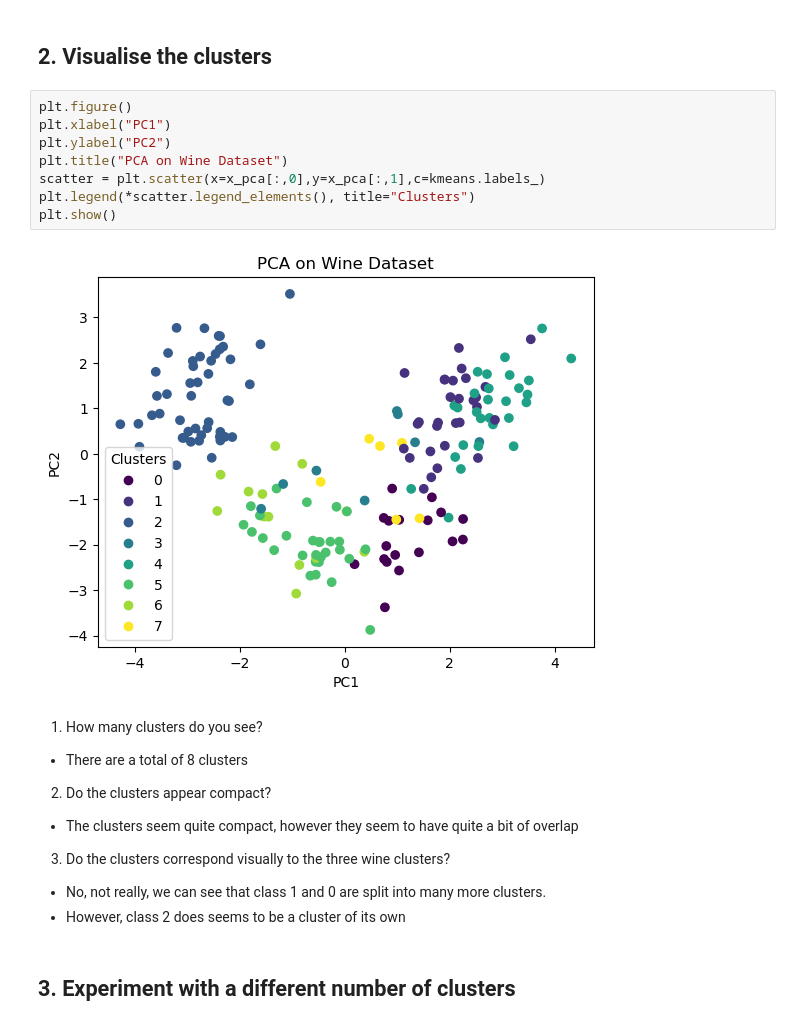
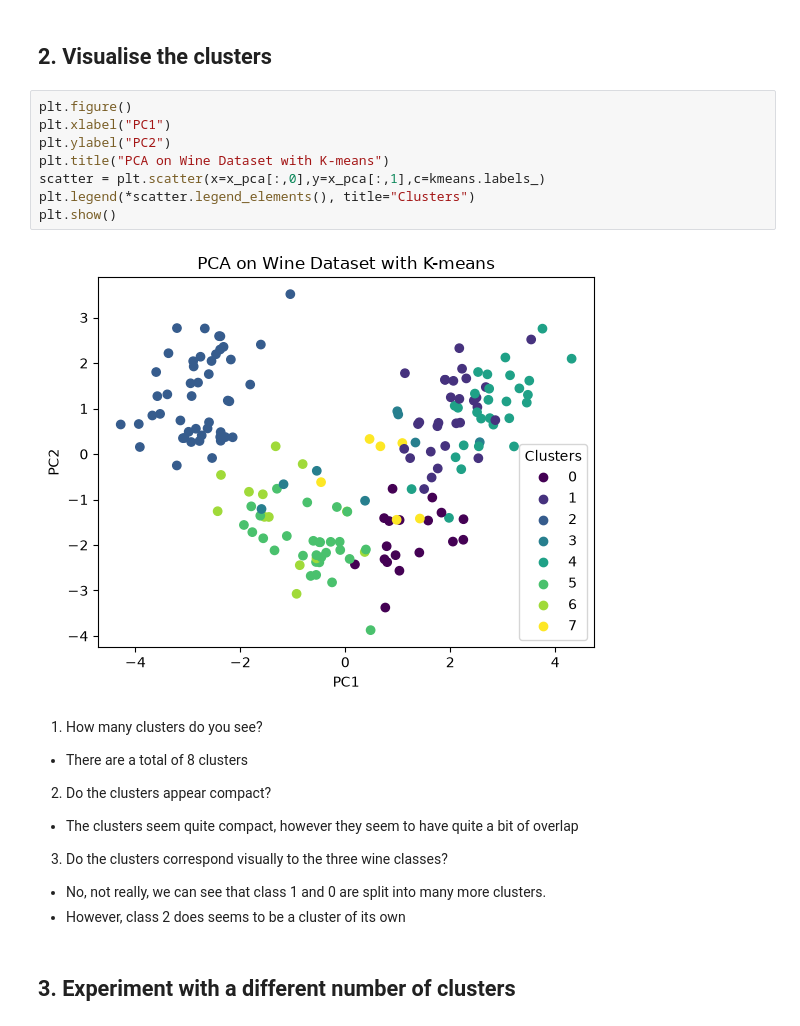
Before and after one commit to EvanAngQiXuan/IntroToMLAsg1, a Jupyter notebook: asg2_p1_p2.ipynb, the cells around one changed output. Saved outputs shown, nothing was run; the diff lists cells and outputs as text.

```diff
--- a/asg2_p1_p2.ipynb
+++ b/asg2_p1_p2.ipynb
@@ -223,19 +223,19 @@ kmeans = KMeans(random_state=42, n_init="auto").fit(X_scaled)
 # %%
 plt.figure()
 plt.xlabel("PC1")
 plt.ylabel("PC2")
-plt.title("PCA on Wine Dataset")
+plt.title("PCA on Wine Dataset with K-means")
 scatter = plt.scatter(x=x_pca[:,0],y=x_pca[:,1],c=kmeans.labels_)
 plt.legend(*scatter.legend_elements(), title="Clusters")
 plt.show()
 # %% [output]
-[figure, old version]
+[figure, new version]
 # %% [markdown]
 1. How many clusters do you see?
 - There are a total of 8 clusters
 2. Do the clusters appear compact?
 - The clusters seem quite compact, however they seem to have quite a bit of overlap
-3. Do the clusters correspond visually to the three wine clusters?
+3. Do the clusters correspond visually to the three wine classes?
 - No, not really, we can see that class 1 and 0 are split into many more clusters.
 - However, class 2 does seems to be a cluster of its own
 # %% [markdown]
```
Also changed, not shown: parts of 8 cells of this notebook.
